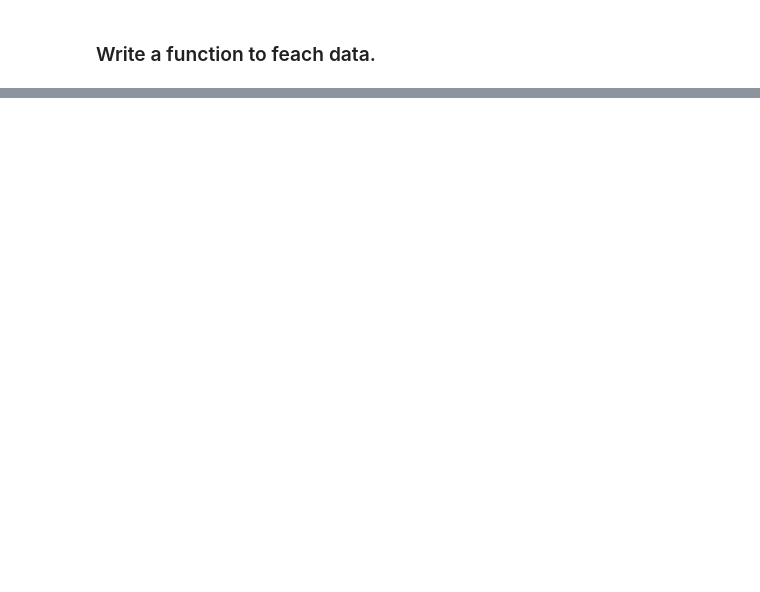
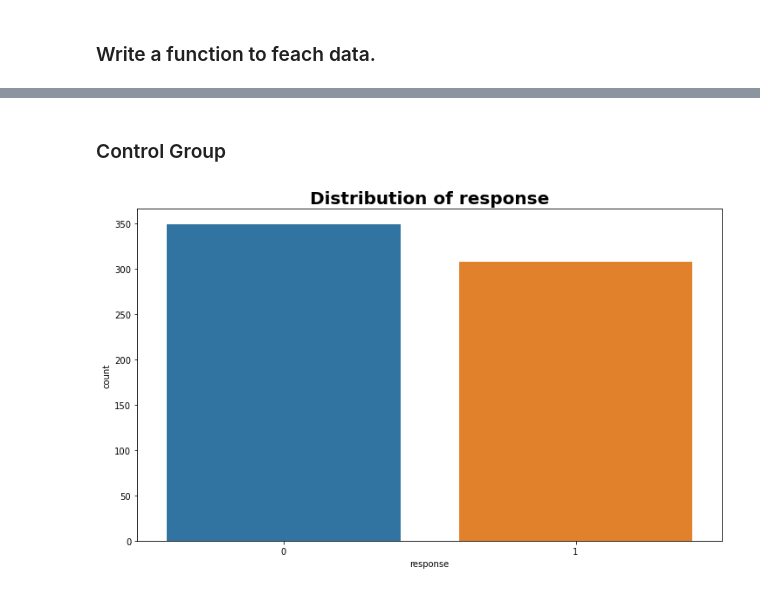
Before and after one commit to gshanko125298/SmartAd_A-B_Testing_user_analysis, a Jupyter notebook: notebooks/sequential_testing.ipynb, the cells around one changed output, grey strips where cells are left out. Saved outputs shown, nothing was run; the diff lists cells and outputs as text; code cells hidden in the pictures; blank space fills up the shorter version.

```diff
--- a/notebooks/sequential_testing.ipynb
+++ b/notebooks/sequential_testing.ipynb
@@ -322,0 +83,9 @@ def ConditionalSPRT(self,x,y,t1,alpha=0.05,beta=0.10,stop=None):
+# %%
+#Control group
+# yes = 1 and No = 0
+df_yes = control_df[control_df['yes'] == 1].drop(['yes','no'], axis = 1)
+df_yes['response'] = 1
+df_no = control_df[control_df['no'] == 1].drop(['yes','no'], axis = 1)
+df_no['response'] = 0
+control_plot_df = df1.append(df2).reset_index(drop=True)
+control_plot_df.head(10)
@@ -322,0 +156,7 @@ def ConditionalSPRT(self,x,y,t1,alpha=0.05,beta=0.10,stop=None):
+# %% [markdown]
+### Control Group
+# %%
+# yes and no response for control group
+visualize.plot_count(control_plot_df, 'response')
+# %% [output]
+[figure, added]
```
Also changed, not shown: parts of 34 cells of this notebook.
